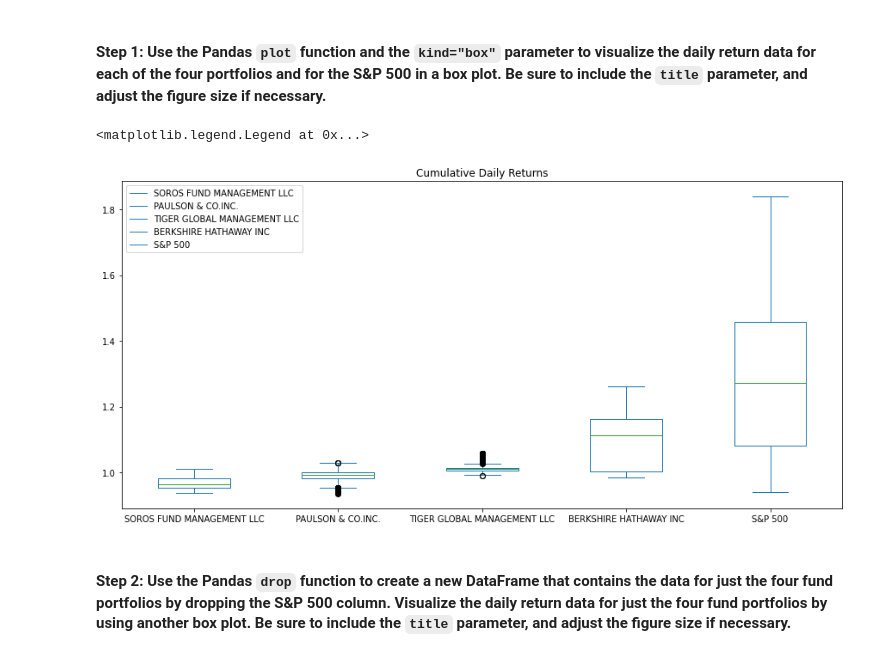
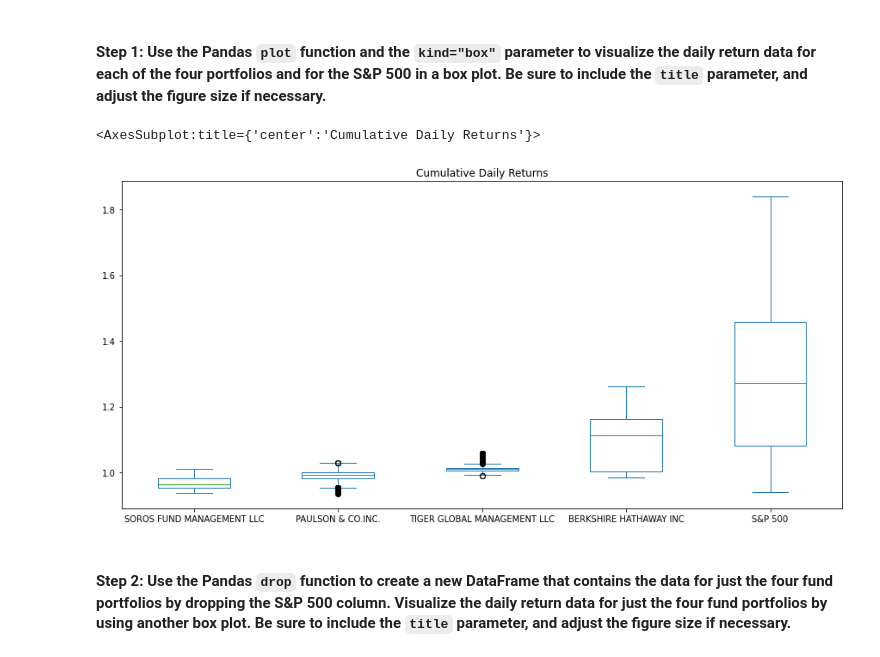
Before and after one commit to JL7788/Risk-Return-Analysis, a Jupyter notebook: risk_return_analysis.ipynb, the cells around one changed output. Saved outputs shown, nothing was run; the diff lists cells and outputs as text; code cells hidden in the pictures.

```diff
--- a/risk_return_analysis.ipynb
+++ b/risk_return_analysis.ipynb
@@ -218,14 +208,12 @@ Analyze the volatility of each of the four fund portfolios and of the S&P 500 In
 # %%
 # Use the daily return data to create box plots to visualize the volatility of the 4 funds and the S&P 500
 # Include a title parameter and adjust the figure size
 # YOUR CODE HERE
 
-ax=cumulative_daily_returns_whale.plot(kind='box', title='Cumulative Daily Returns', figsize=(15,7))
-
-ax.legend(['SOROS FUND MANAGEMENT LLC','PAULSON & CO.INC.','TIGER GLOBAL MANAGEMENT LLC','BERKSHIRE HATHAWAY INC', 'S&P 500'])
+cumulative_daily_returns_whale.plot(kind='box', title='Cumulative Daily Returns', figsize=(15,7))
 # %% [output]
-<matplotlib.legend.Legend at 0x...>
+<AxesSubplot:title={'center':'Cumulative Daily Returns'}>
-[figure, old version]
+[figure, new version]
 # %% [markdown]
 #### Step 2: Use the Pandas `drop` function to create a new DataFrame that contains the data for just the four fund portfolios by dropping the S&P 500 column. Visualize the daily return data for just the four fund portfolios by using another box plot. Be sure to include the `title` parameter, and adjust the figure size if necessary.
 # %%
```
Also changed, not shown: parts of 15 cells of this notebook.
